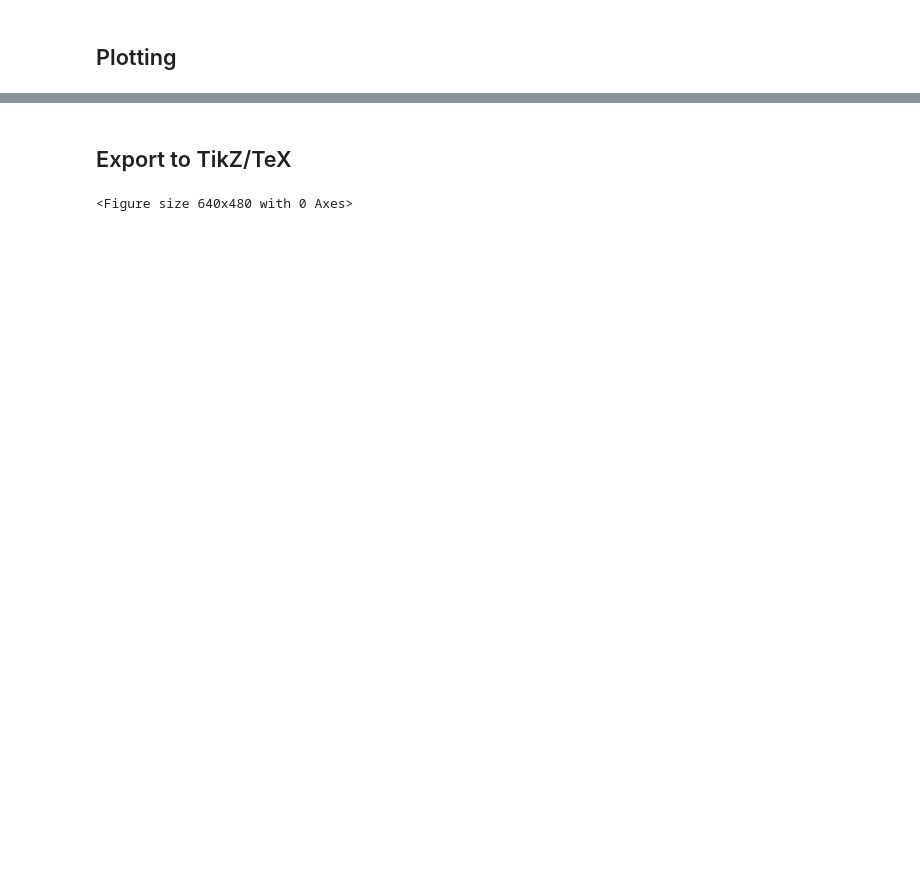
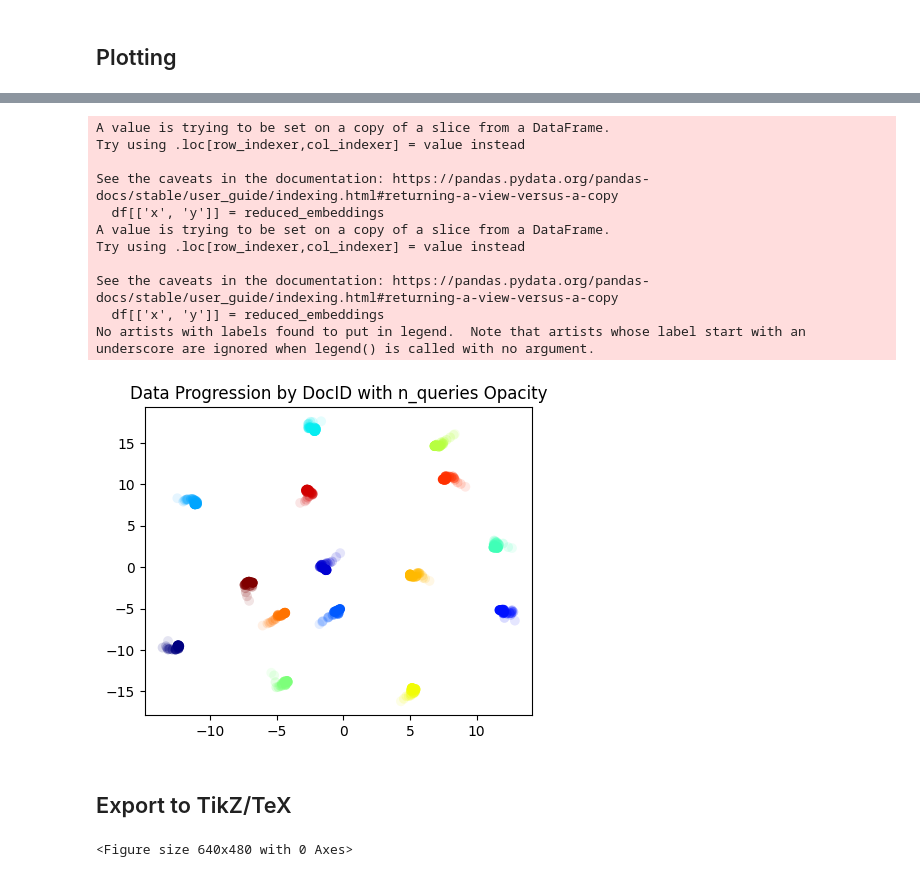
Before and after one commit to mg98/queries-is-all-you-need, a Jupyter notebook: notebooks/doc_clustering.ipynb, the cells around one changed output, grey strips where cells are left out. Drawn from its saved outputs; the diff is of its cells as text; code cells hidden in the pictures; blank space fills up the shorter version.

```diff
--- a/notebooks/doc_clustering.ipynb
+++ b/notebooks/doc_clustering.ipynb
@@ -138,3 +289,53 @@ wandb:   1 of 1 files downloaded.
+# %%
+import numpy as np
+import matplotlib.pyplot as plt
+from matplotlib.colors import Normalize
+from matplotlib.cm import ScalarMappable
+
+
+def plot_progression_by_docid(df, fig_size=(5, 4), dot_size=50):
+    # Create the figure with specified size
+    fig, ax = plt.subplots(figsize=fig_size)
+
+    # Determine unique docids and sort them if needed
+    unique_docids = sorted(df['docid'].unique())
+
+    # Map each docid to a color
+    colors = plt.cm.jet(np.linspace(0, 1, len(unique_docids)))
+    color_dict = {docid: color for docid, color in zip(unique_docids, colors)}
+
+    # Loop through each docid
+    for docid in unique_docids:
+        doc_df = df[df['docid'] == docid]
+        # Normalize n_queries for opacity mapping
+        n_queries_normalized = np.interp(doc_df['n_queries'], (doc_df['n_queries'].min(), doc_df['n_queries'].max()), (0.1, 1))
+
+        # Plot each point for this docid
+        for (x, y, opacity) in zip(doc_df['x'], doc_df['y'], n_queries_normalized):
+            ax.scatter(x, y, alpha=opacity, color=color_dict[docid], edgecolor='none', s=dot_size)
+
+    ax.set_title('Data Progression by DocID with n_queries Opacity')
+    # Turn off the legend
+    ax.legend().set_visible(False)
+
+    return fig, ax
+
+# After you preprocess your DataFrame and it has 'x' and 'y' columns:
+fig, ax = plot_progression_by_docid(preprocess_and_reduce_dimensions(get_results(15)))
+plt.show()
+# %% [output]
+A value is trying to be set on a copy of a slice from a DataFrame.
+Try using .loc[row_indexer,col_indexer] = value instead
+
+See the caveats in the documentation: https://pandas.pydata.org/pandas-docs/stable/user_guide/indexing.html#returning-a-view-versus-a-copy
+  df[['x', 'y']] = reduced_embeddings
+A value is trying to be set on a copy of a slice from a DataFrame.
+Try using .loc[row_indexer,col_indexer] = value instead
+
+See the caveats in the documentation: https://pandas.pydata.org/pandas-docs/stable/user_guide/indexing.html#returning-a-view-versus-a-copy
+  df[['x', 'y']] = reduced_embeddings
+No artists with labels found to put in legend.  Note that artists whose label start with an underscore are ignored when legend() is called with no argument.
+[figure, added]
 # %% [markdown]
 ## Export to TikZ/TeX
 # %%
```
Also changed, not shown: parts of 9 cells of this notebook, 9 other files.
